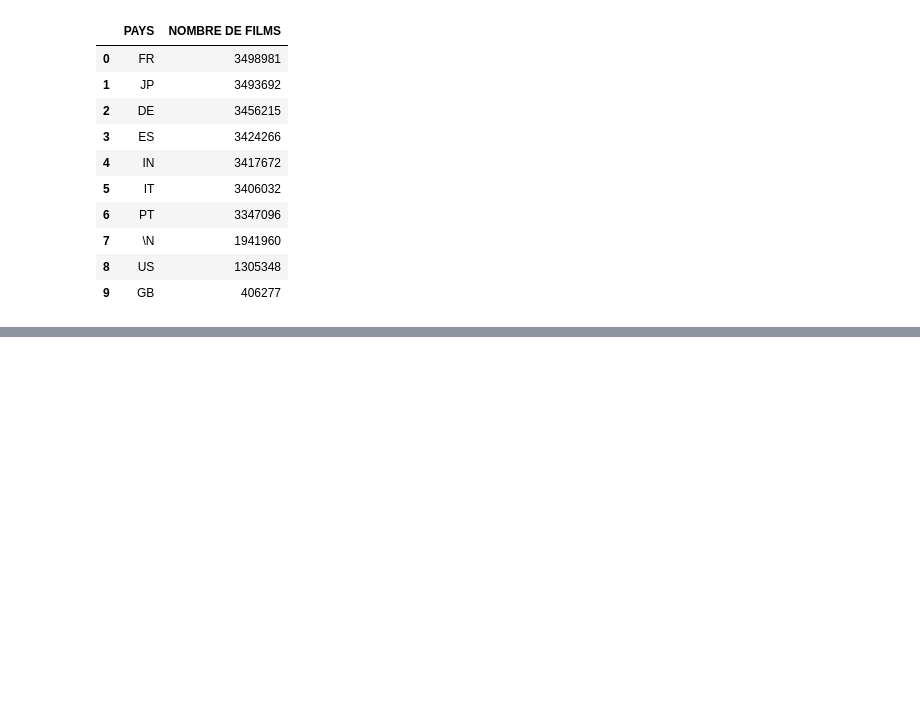
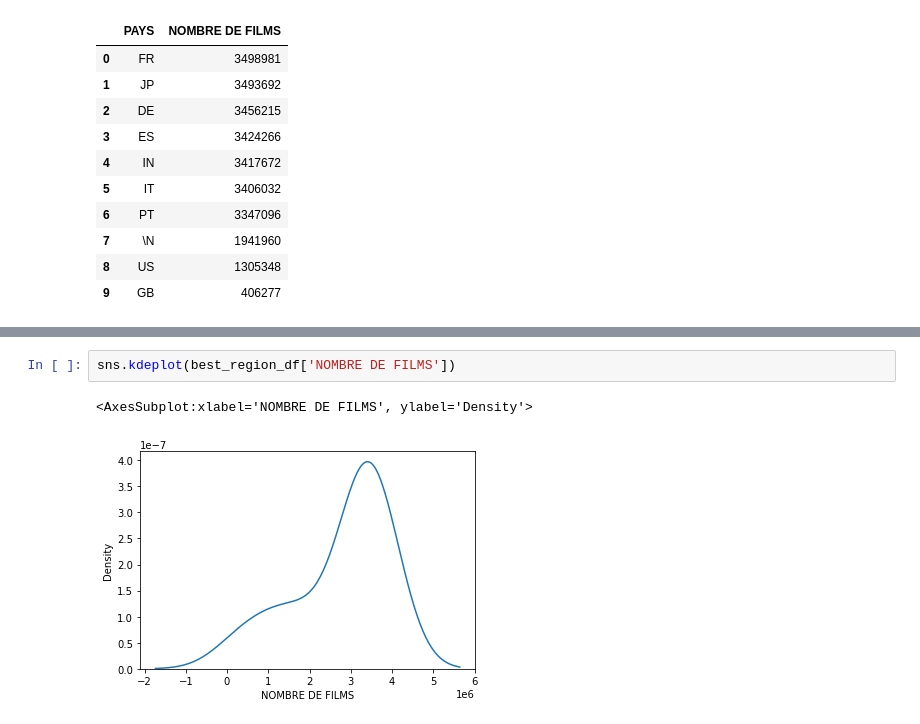
Before and after one commit to CathieLC/Wild_movie_project, a Jupyter notebook: Catherine/Catherine_Pays_product_a_lot_of_films.ipynb, the cells around one changed output, grey strips where cells are left out. Cells and saved outputs as stored; diff of their text form; blank space fills up the shorter version.

```diff
--- a/Catherine/Catherine_Pays_product_a_lot_of_films.ipynb
+++ b/Catherine/Catherine_Pays_product_a_lot_of_films.ipynb
@@ -58,0 +64,5 @@ best_region_df
+# %%
+sns.kdeplot(best_region_df['NOMBRE DE FILMS'])
+# %% [output]
+<AxesSubplot:xlabel='NOMBRE DE FILMS', ylabel='Density'>
+[figure, added]
```
Also changed, not shown: parts of 3 cells of this notebook, 1 other file.
